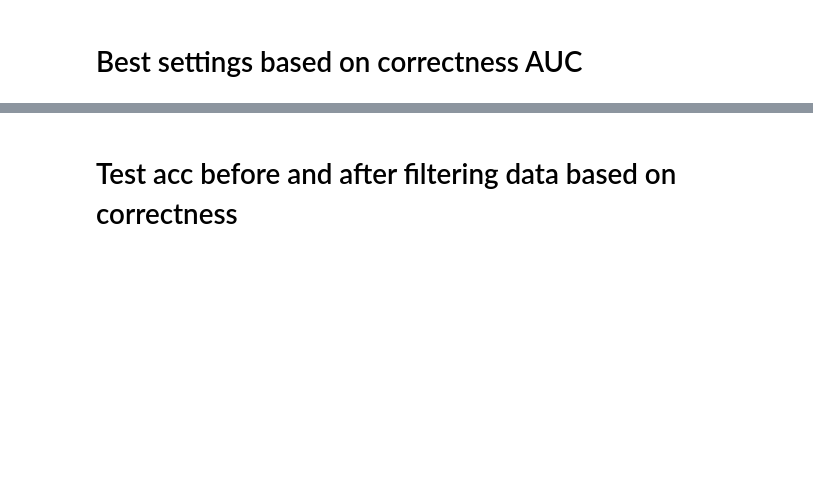
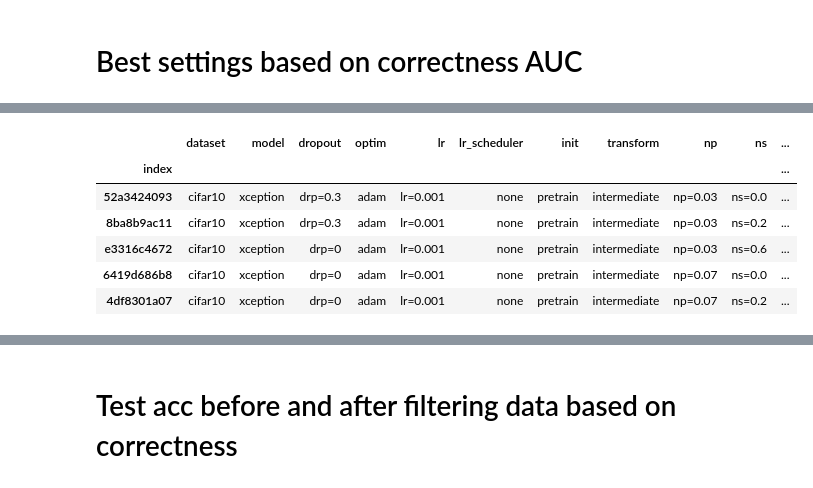
Before and after one commit to mj-haghighi/Anomaly-Detection, a Jupyter notebook: 3.correctness.ipynb, the cells around one changed output, grey strips where cells are left out. Saved outputs shown, nothing was run; the diff lists cells and outputs as text; code cells hidden in the pictures; blank space fills up the shorter version.

```diff
--- a/3.correctness.ipynb
+++ b/3.correctness.ipynb
@@ -334 +212,11 @@ plt.close()
+# %%
+train_max_auc_rows.head()
+# %% [output]
+|  | dataset | model | dropout | optim | lr | lr_scheduler | init | transform | np | ns | ... |
+| index |  |  |  |  |  |  |  |  |  |  | ... |
+| 52a3424093 | cifar10 | xception | drp=0.3 | adam | lr=0.001 | none | pretrain | intermediate | np=0.03 | ns=0.0 | ... |
+| 8ba8b9ac11 | cifar10 | xception | drp=0.3 | adam | lr=0.001 | none | pretrain | intermediate | np=0.03 | ns=0.2 | ... |
+| e3316c4672 | cifar10 | xception | drp=0 | adam | lr=0.001 | none | pretrain | intermediate | np=0.03 | ns=0.6 | ... |
+| 6419d686b8 | cifar10 | xception | drp=0 | adam | lr=0.001 | none | pretrain | intermediate | np=0.07 | ns=0.0 | ... |
+| 4df8301a07 | cifar10 | xception | drp=0 | adam | lr=0.001 | none | pretrain | intermediate | np=0.07 | ns=0.2 | ... |
 # %%
```
Also changed, not shown: parts of 16 cells of this notebook, 6 other files.
